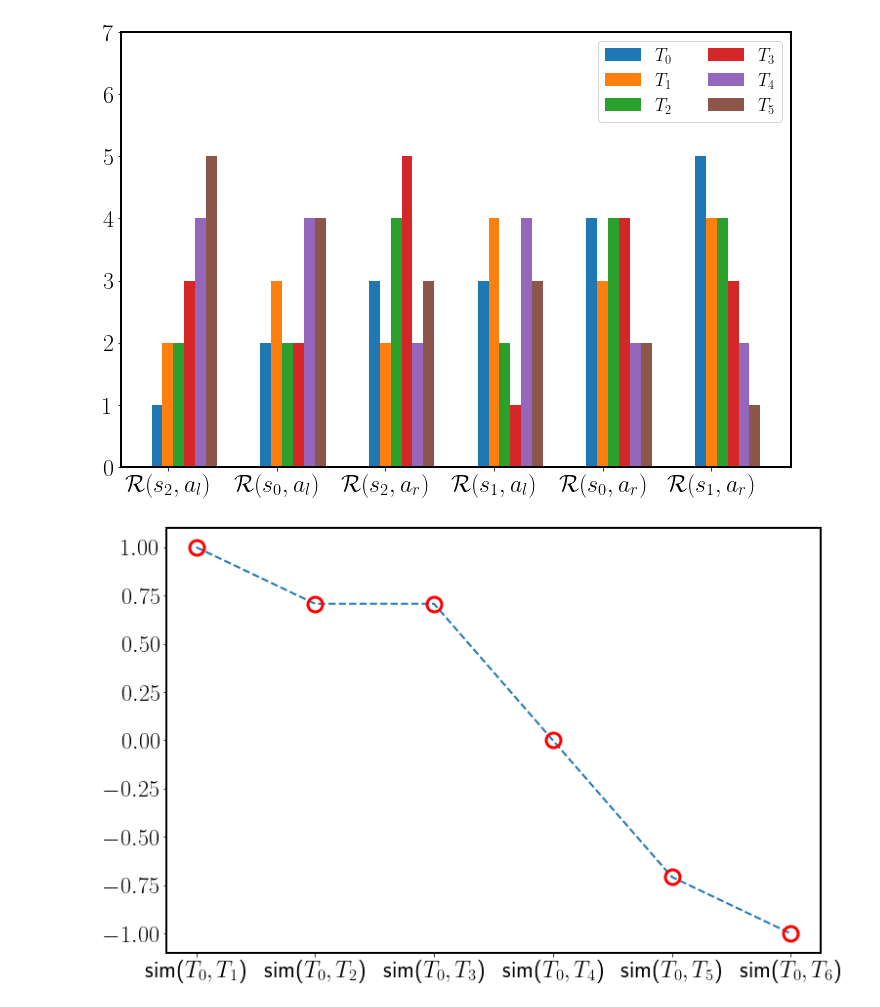
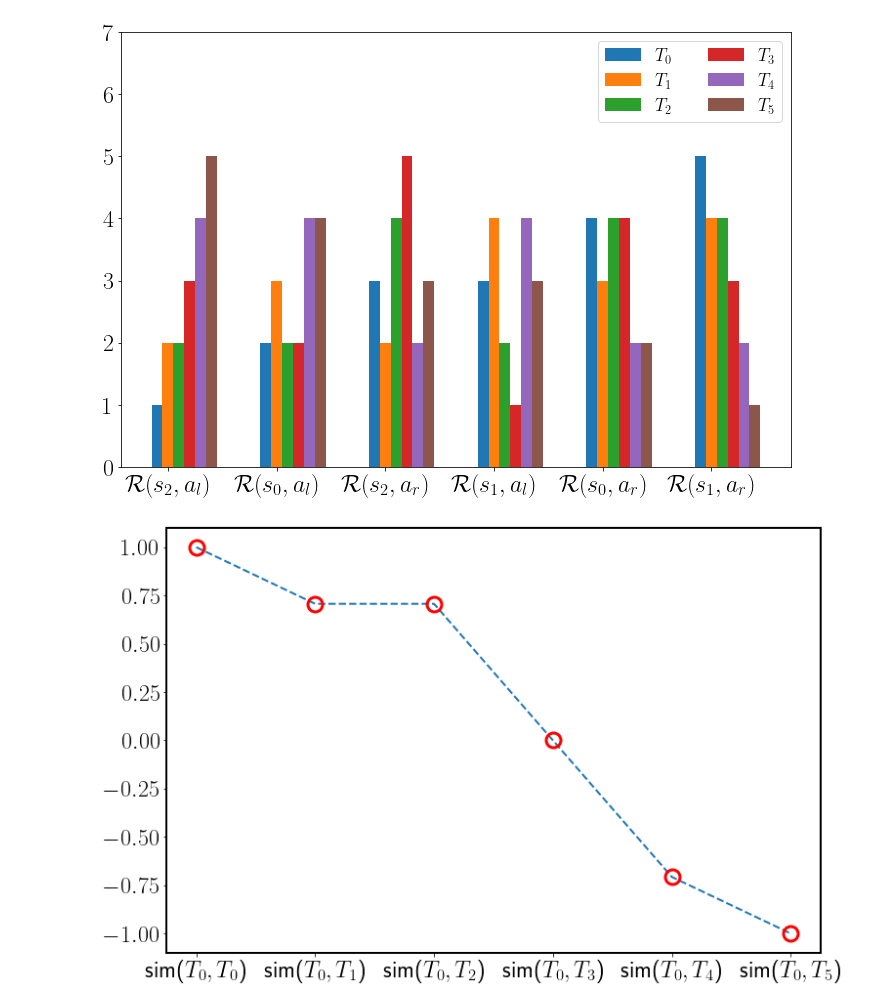
Before and after one commit to ferdous-alam/Transfer-RL, a Jupyter notebook: Task_similarity/toy_MDP.ipynb, the cells around one changed output. Saved outputs shown, nothing was run; the diff lists cells and outputs as text; code cells hidden in the pictures.

```diff
--- a/Task_similarity/toy_MDP.ipynb
+++ b/Task_similarity/toy_MDP.ipynb
@@ -87,9 +87,14 @@ class ToyMDP:
         plt.savefig('figures/rewards.png', dpi=300)
 
 
-def _task_sim(Ws, Wt):
-    cosine_sim = np.dot(Ws, Wt)/(norm(Ws)*norm(Wt))
-    return cosine_sim
+def _task_sim(Ws, Wt, sim_type=None):
+    if sim_type == 'cosine':
+        sim = np.dot(Ws, Wt)/(norm(Ws)*norm(Wt))
+    else:
+        dist = np.array(Ws) - np.array(Wt)
+        sim = np.linalg.norm(dist)
+    return sim
+
 
 
 def _plot_sim(sim_array):
@@ -99,7 +104,7 @@ def _plot_sim(sim_array):
         plt.plot(np.array(x), sim_array, '--o', markersize=15,
                 markerfacecolor='none', markeredgecolor='r', lw=2.0,
                 markeredgewidth=3.0)
-        tick_labels = [f'sim($T_0, T_{i+1}$)' for i in range(len(sim_array))]
+        tick_labels = [f'sim($T_0, T_{i}$)' for i in range(len(sim_array))]
         plt.xticks(x, tick_labels)
 
         plt.xticks(fontsize=24)
@@ -108,32 +113,32 @@ def _plot_sim(sim_array):
         plt.savefig('figures/task_sim.png', dpi=300)
 
 
 
 
 reward_weight0 = [1, 1]
 reward_weight1 = [1, 0]
 reward_weight2 = [0, 1]
 reward_weight3 = [-1, 1]
 reward_weight4 = [0, -1]
 reward_weight5 = [-1, -1]
 
 mdp0 = ToyMDP(reward_weight0)
 mdp1 = ToyMDP(reward_weight1)
 mdp2 = ToyMDP(reward_weight2)
 mdp3 = ToyMDP(reward_weight3)
 mdp4 = ToyMDP(reward_weight4)
 mdp5 = ToyMDP(reward_weight5)
 
 rewards1 = mdp1.reward_func()
 rewards2 = mdp2.reward_func()
 rewards3 = mdp3.reward_func()
 rewards4 = mdp4.reward_func()
 rewards5 = mdp5.reward_func()
 
 
 rewards_cache = [rewards1, rewards2, rewards3, rewards4, rewards5]
 
 mdp0.plot_rewards(rewards_cache=rewards_cache)
 # %% [output]
-[figure, old version]
+[figure, new version]
 # %%
```
Also changed, not shown: parts of 2 cells of this notebook, 18 other files.
